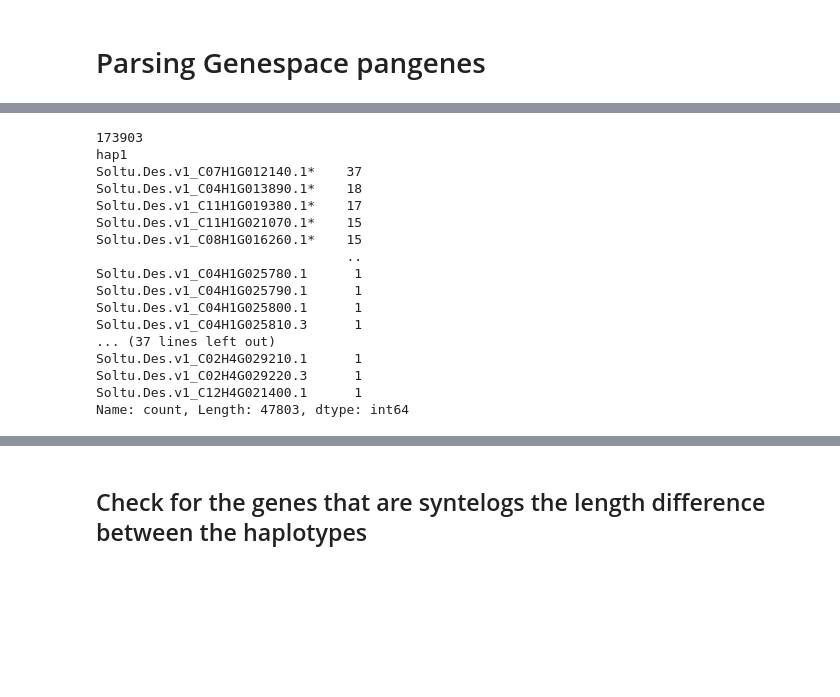
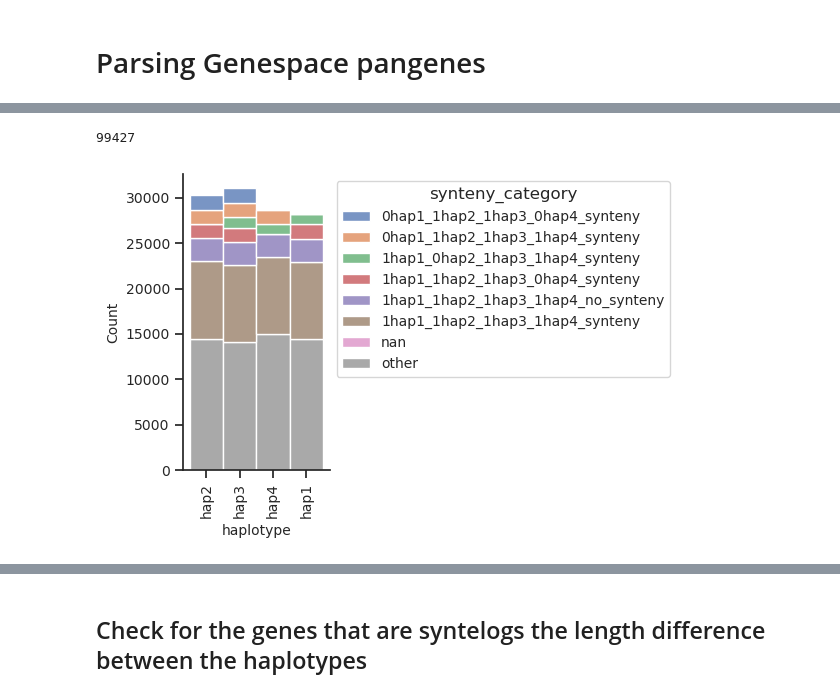
Before and after one commit to NIB-SI/syntelogfinder, a Jupyter notebook: scripts/GENESPACE.ipynb, the cells around one changed output, grey strips where cells are left out. Cells and saved outputs as stored; diff of their text form; code cells hidden in the pictures; blank space fills up the shorter version.

```diff
--- a/scripts/GENESPACE.ipynb
+++ b/scripts/GENESPACE.ipynb
@@ -223,41 +279,63 @@ pangenes = pangenes.drop_duplicates()
 # remove the + and * from the gene names
 pangenes_gene = pangenes.map(lambda x: x.replace("+", "").replace("*", "") if isinstance(x, str) else x)
 # print the number of uniuq values in the hap1 hap2 hap3 hap4 columns
-print(pangenes_gene['hap1'].nunique()+ pangenes_gene['hap2'].nunique() +pangenes_gene['hap3'].nunique() + pangenes_gene['hap4'].nunique())
-
-
-# print number of non unique values in the hap1 hap2 hap3 hap4 columns
-print(pangenes['hap1'].value_counts())
-print(pangenes['hap2'].value_counts())
-print(pangenes['hap3'].value_counts())
-print(pangenes['hap4'].value_counts())
+print(pangenes_gene['hap1'].nunique()+ pangenes_gene['hap2'].nunique() + pangenes_gene['hap3'].nunique() + pangenes_gene['hap4'].nunique())
 # %% [output]
-173903
-hap1
-Soltu.Des.v1_C07H1G012140.1*    37
-Soltu.Des.v1_C04H1G013890.1*    18
-Soltu.Des.v1_C11H1G019380.1*    17
-Soltu.Des.v1_C11H1G021070.1*    15
-Soltu.Des.v1_C08H1G016260.1*    15
-                                ..
-Soltu.Des.v1_C04H1G025780.1      1
-Soltu.Des.v1_C04H1G025790.1      1
-Soltu.Des.v1_C04H1G025800.1      1
-Soltu.Des.v1_C04H1G025810.3      1
-... (37 lines left out)
-Soltu.Des.v1_C02H4G029210.1      1
-Soltu.Des.v1_C02H4G029220.3      1
-Soltu.Des.v1_C12H4G021400.1      1
-Name: count, Length: 47803, dtype: int64
+99427
 # %%
 for hap in ['hap1', 'hap2', 'hap3', 'hap4']:
     pangenes[f'{hap}_count'] = count_comma_separated_values(pangenes, hap).astype(str) + hap
 
 # add a category if all the haplotypes dont't contain a * or + in the gene nam
 pangenes['true_synteny'] = 'synteny'
 pangenes.loc[(pangenes['hap1'].str.contains('\*') | pangenes['hap2'].str.contains('\*') | pangenes['hap3'].str.contains('\*') | pangenes['hap4'].str.contains('\*')), 'true_synteny'] = 'no_synteny'
 pangenes.loc[(pangenes['hap1'].str.contains('\+') | pangenes['hap2'].str.contains('\+') | pangenes['hap3'].str.contains('\+') | pangenes['hap4'].str.contains('\+')), 'true_synteny'] = 'no_synteny'
 
-
+# add a synt_id colum to the dataframe
+pangenes.reset_index(inplace=False)
+pangenes['Synt_id'] = pangenes.index
 # merge all the haplotype counts into one column
 pangenes['synteny_category'] = pangenes['hap1_count'] + '_' + pangenes['hap2_count'] + '_' + pangenes['hap3_count'] + '_' + pangenes['hap4_count'] + '_' + pangenes['true_synteny']
+pangenes_gene = pangenes.map(lambda x: x.replace("+", "").replace("*", "") if isinstance(x, str) else x)
+# expand the gene column
+
+# pivot the table
+pangenes_pivot = pd.melt(pangenes_gene, id_vars= ['Synt_id', 'synteny_category'], value_vars=['hap1', 'hap2', 'hap3', 'hap4'], var_name='haplotype', value_name='gene')
+# drop the rows where gene is NaN
+pangenes_pivot = pangenes_pivot.dropna(subset=['gene'])
+
+# convert gene column to a list
+pangenes_pivot['gene'] = pangenes_pivot['gene'].str.split(',')
+pangenes_pivot= pangenes_pivot.explode('gene')
+# merge gff and pangenes_pivot
+gff_pangenes = pd.merge(gff, pangenes_pivot, left_on='ID', right_on='gene', how='left')
+# convert to string
+gff_pangenes['synteny_category'] = gff_pangenes['synteny_category'].astype(str)
+# count the number of genes in each synteny category
+synt_counts = gff_pangenes['synteny_category'].value_counts()
+# if a gene is not in the top ten categories, replace it by "other"
+gff_pangenes['synteny_category'] = gff_pangenes['synteny_category'].apply(lambda x: x if x in synt_counts.index[:7] else 'other')
+# sort the dataframe by the synteny category
+gff_pangenes = gff_pangenes.sort_values('synteny_category')
+
+sns.set_theme(style='ticks', rc={
+    'figure.figsize': (6, 4),  # figure size in inches
+    'axes.labelsize': 10,           # font size of the x and y labels
+    'xtick.labelsize': 10,          # font size of the tick labels
+    'ytick.labelsize': 10,          # font size of the tick labels
+    'legend.fontsize': 10,          # font size of the legend
+    "axes.spines.right": False,
+    "axes.spines.top": False})
+
+
+
+# plot the number of genes in each synteny category per haplotype
+ax = sns.histplot(data=gff_pangenes, hue='synteny_category', x='haplotype', multiple='stack', legend=True)
+plt.xticks(rotation=90)
+sns.move_legend(ax, "upper left", bbox_to_anchor=(1, 1))
+plt.tight_layout()
+
+
+plt.show()
+# %% [output]
+[figure, added]
```
Also changed, not shown: parts of 11 cells of this notebook, 27 other files.
